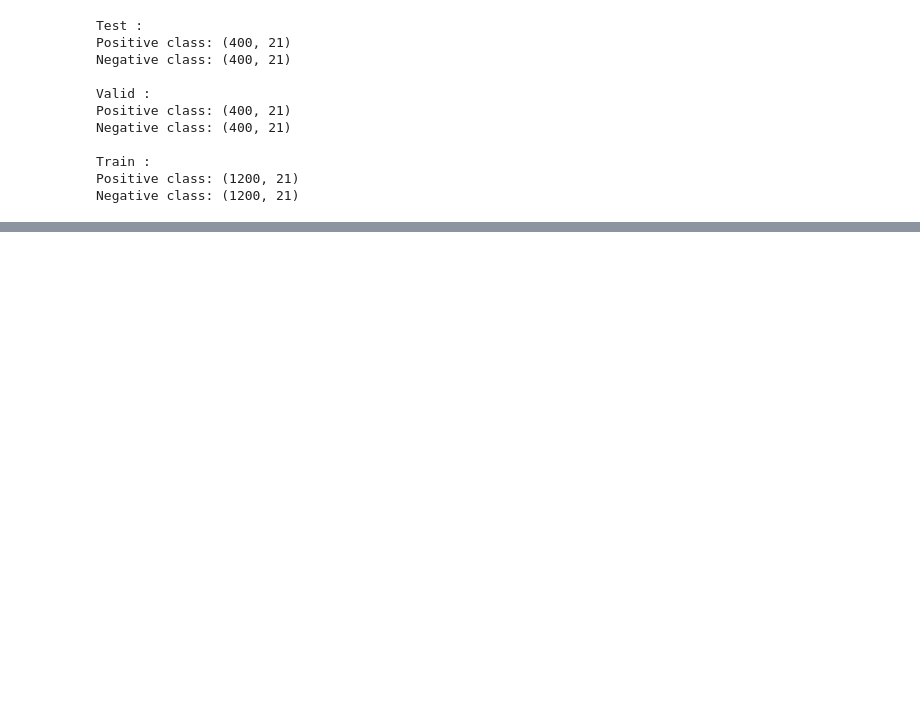
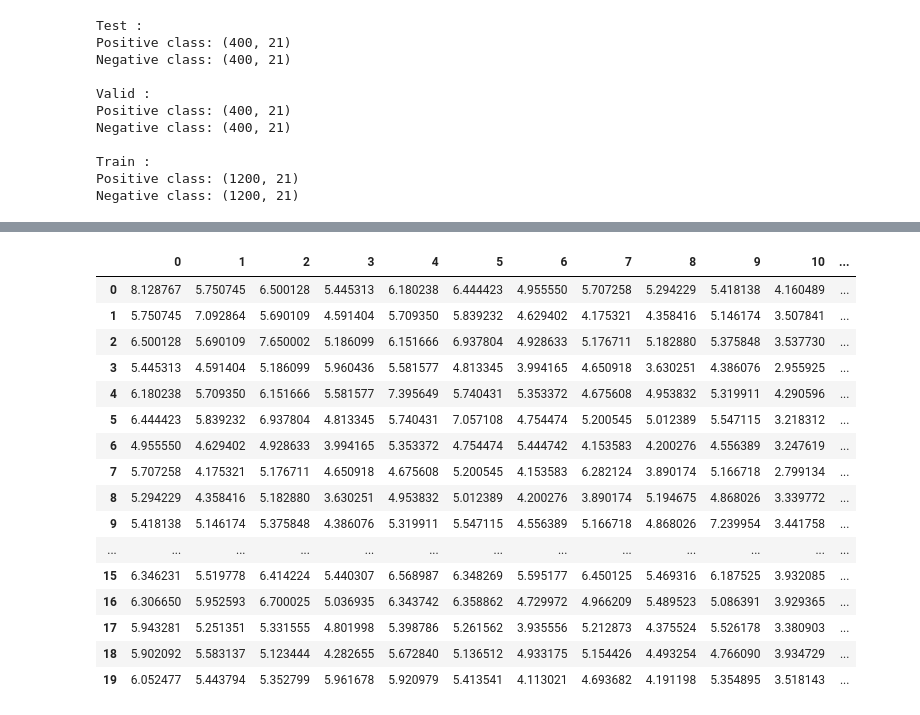
Before and after one commit to atg-abhijay/Comp_551_Assignment_2, a Jupyter notebook: Q1.ipynb, the cells around one changed output, grey strips where cells are left out. Drawn from its saved outputs; the diff is of its cells as text; code cells hidden in the pictures; blank space fills up the shorter version.

```diff
--- a/Q1.ipynb
+++ b/Q1.ipynb
@@ -107,0 +169,8 @@ test_df.to_csv("DS1_test.csv")
+# %%
+"""
+once again, since we already have the negative class
+separately we don't need to go over the
+combined positive and negative classes
+"""
+m2_data = (train_df_neg_class.drop([20], axis=1).sum(axis=0))/num_neg_class
+mu_two = pd.DataFrame(data=m2_data)
@@ -107,0 +204,38 @@ test_df.to_csv("DS1_test.csv")
+# %%
+def generate_variance_matrix(df, mu, num_entries):
+    variance_df = pd.DataFrame(data=[[0 for i in range(20)] for j in range(20)])
+    for idx, row in df.drop([20], axis=1).iterrows():
+        row = pd.DataFrame(data=row)
+        row.columns = [0]
+        diff = row.subtract(mu)
+        single_example_entry = diff.dot(diff.T)
+        variance_df += single_example_entry
+
+    variance_df = variance_df.divide(num_entries)
+    return variance_df
+# %%
+s1_df = generate_variance_matrix(train_df_pos_class, mu_one, num_pos_class)
+s2_df = generate_variance_matrix(train_df_neg_class, mu_two, num_neg_class)
+# %%
+num_total_class = num_pos_class + num_neg_class
+sigma = s1_df.multiply(num_pos_class/num_total_class) + s2_df.multiply(num_neg_class/num_total_class)
+# %%
+sigma
+# %% [output]
+|  | 0 | 1 | 2 | 3 | 4 | 5 | 6 | 7 | 8 | 9 | 10 | ... |
+| 0 | 8.128767 | 5.750745 | 6.500128 | 5.445313 | 6.180238 | 6.444423 | 4.955550 | 5.707258 | 5.294229 | 5.418138 | 4.160489 | ... |
+| 1 | 5.750745 | 7.092864 | 5.690109 | 4.591404 | 5.709350 | 5.839232 | 4.629402 | 4.175321 | 4.358416 | 5.146174 | 3.507841 | ... |
+| 2 | 6.500128 | 5.690109 | 7.650002 | 5.186099 | 6.151666 | 6.937804 | 4.928633 | 5.176711 | 5.182880 | 5.375848 | 3.537730 | ... |
+| 3 | 5.445313 | 4.591404 | 5.186099 | 5.960436 | 5.581577 | 4.813345 | 3.994165 | 4.650918 | 3.630251 | 4.386076 | 2.955925 | ... |
+| 4 | 6.180238 | 5.709350 | 6.151666 | 5.581577 | 7.395649 | 5.740431 | 5.353372 | 4.675608 | 4.953832 | 5.319911 | 4.290596 | ... |
+| 5 | 6.444423 | 5.839232 | 6.937804 | 4.813345 | 5.740431 | 7.057108 | 4.754474 | 5.200545 | 5.012389 | 5.547115 | 3.218312 | ... |
+| 6 | 4.955550 | 4.629402 | 4.928633 | 3.994165 | 5.353372 | 4.754474 | 5.444742 | 4.153583 | 4.200276 | 4.556389 | 3.247619 | ... |
+| 7 | 5.707258 | 4.175321 | 5.176711 | 4.650918 | 4.675608 | 5.200545 | 4.153583 | 6.282124 | 3.890174 | 5.166718 | 2.799134 | ... |
+| 8 | 5.294229 | 4.358416 | 5.182880 | 3.630251 | 4.953832 | 5.012389 | 4.200276 | 3.890174 | 5.194675 | 4.868026 | 3.339772 | ... |
+| 9 | 5.418138 | 5.146174 | 5.375848 | 4.386076 | 5.319911 | 5.547115 | 4.556389 | 5.166718 | 4.868026 | 7.239954 | 3.441758 | ... |
+| ... | ... | ... | ... | ... | ... | ... | ... | ... | ... | ... | ... | ... |
+| 15 | 6.346231 | 5.519778 | 6.414224 | 5.440307 | 6.568987 | 6.348269 | 5.595177 | 6.450125 | 5.469316 | 6.187525 | 3.932085 | ... |
+| 16 | 6.306650 | 5.952593 | 6.700025 | 5.036935 | 6.343742 | 6.358862 | 4.729972 | 4.966209 | 5.489523 | 5.086391 | 3.929365 | ... |
+| 17 | 5.943281 | 5.251351 | 5.331555 | 4.801998 | 5.398786 | 5.261562 | 3.935556 | 5.212873 | 4.375524 | 5.526178 | 3.380903 | ... |
+| 18 | 5.902092 | 5.583137 | 5.123444 | 4.282655 | 5.672840 | 5.136512 | 4.933175 | 5.154426 | 4.493254 | 4.766090 | 3.934729 | ... |
+| 19 | 6.052477 | 5.443794 | 5.352799 | 5.961678 | 5.920979 | 5.413541 | 4.113021 | 4.693682 | 4.191198 | 5.354895 | 3.518143 | ... |
```
Also changed, not shown: parts of 10 cells of this notebook, 8 other files.
